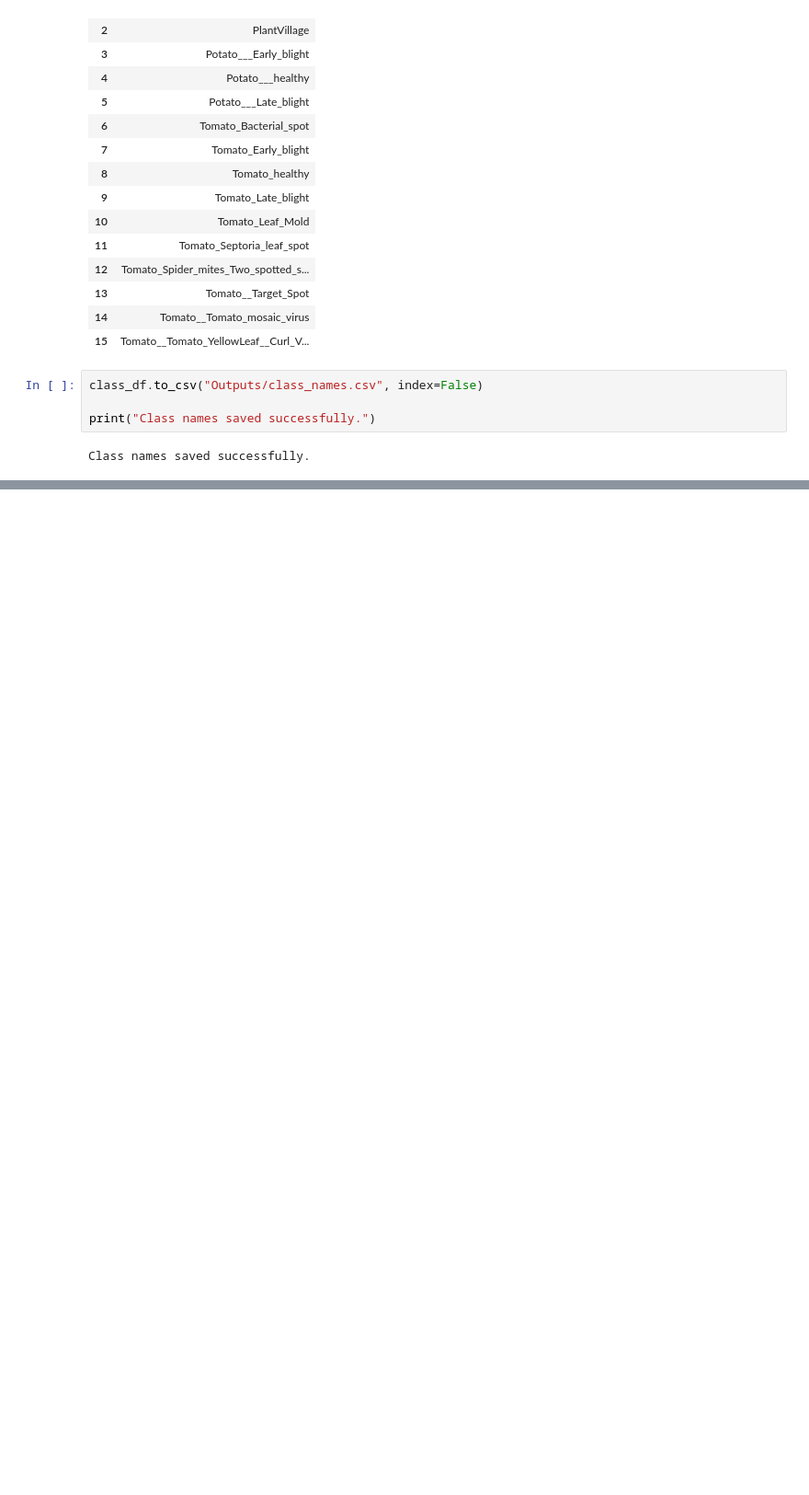
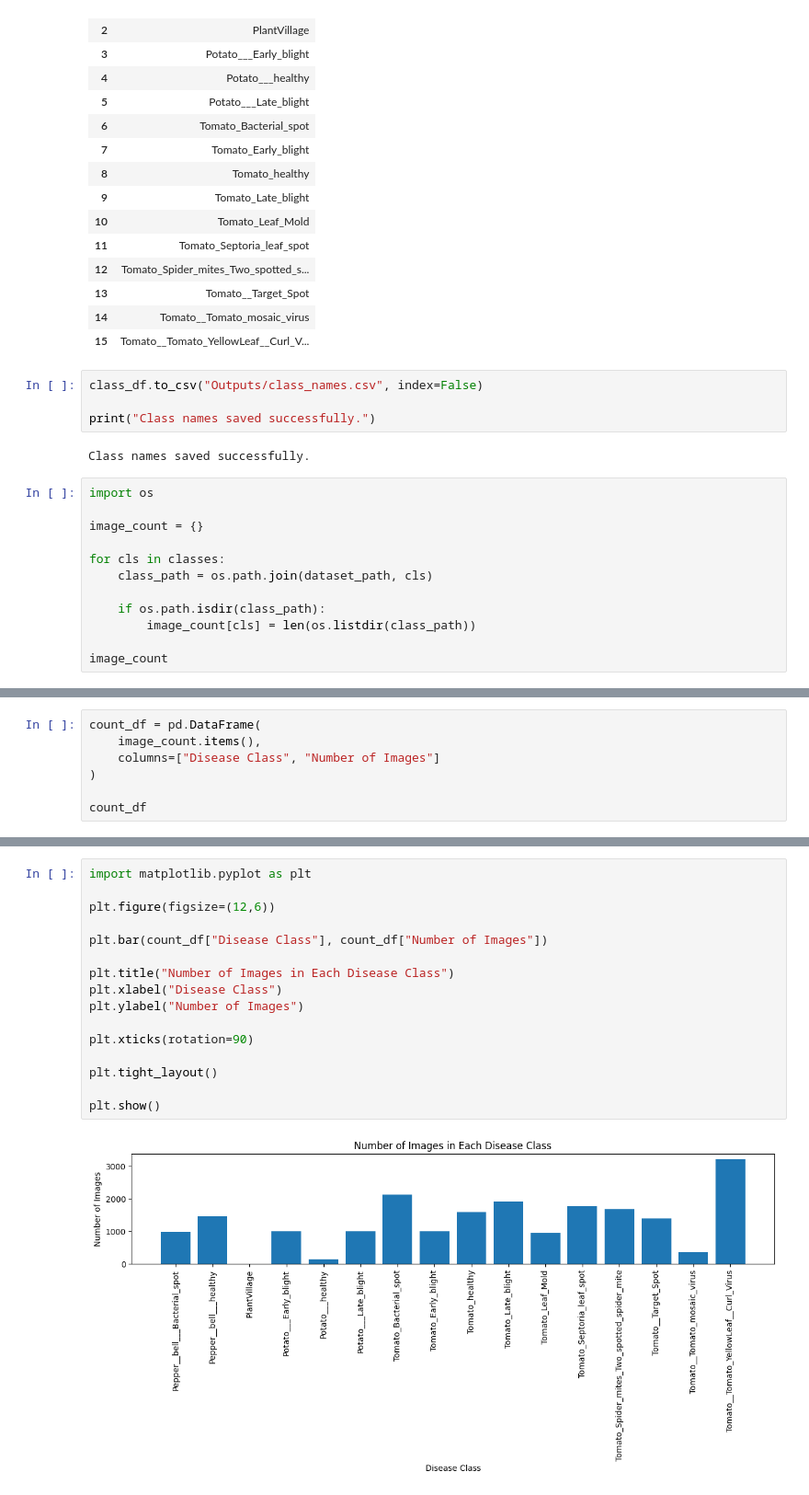
Before and after one commit to SAROV321/Crop-Disease-Detection-System, a Jupyter notebook: Eda.ipynb, the cells around one changed output, grey strips where cells are left out. Shown at 92% size. Cells and saved outputs as stored; diff of their text form; blank space fills up the shorter version.

Commit message:
Added image count analyses

```diff
--- a/Eda.ipynb
+++ b/Eda.ipynb
@@ -83,3 +83,15 @@ class_df.to_csv("Outputs/class_names.csv", index=False)
 print("Class names saved successfully.")
 # %% [output]
 Class names saved successfully.
+# %%
+import os
+
+image_count = {}
+
+for cls in classes:
+    class_path = os.path.join(dataset_path, cls)
+
+    if os.path.isdir(class_path):
+        image_count[cls] = len(os.listdir(class_path))
+
+image_count
@@ -85,0 +115,7 @@ Class names saved successfully.
+# %%
+count_df = pd.DataFrame(
+    image_count.items(),
+    columns=["Disease Class", "Number of Images"]
+)
+
+count_df
@@ -85,0 +154,18 @@ Class names saved successfully.
+# %%
+import matplotlib.pyplot as plt
+
+plt.figure(figsize=(12,6))
+
+plt.bar(count_df["Disease Class"], count_df["Number of Images"])
+
+plt.title("Number of Images in Each Disease Class")
+plt.xlabel("Disease Class")
+plt.ylabel("Number of Images")
+
+plt.xticks(rotation=90)
+
+plt.tight_layout()
+
+plt.show()
+# %% [output]
+[figure, added]
```
Also changed, not shown: parts of 4 cells of this notebook, 1 other file.
